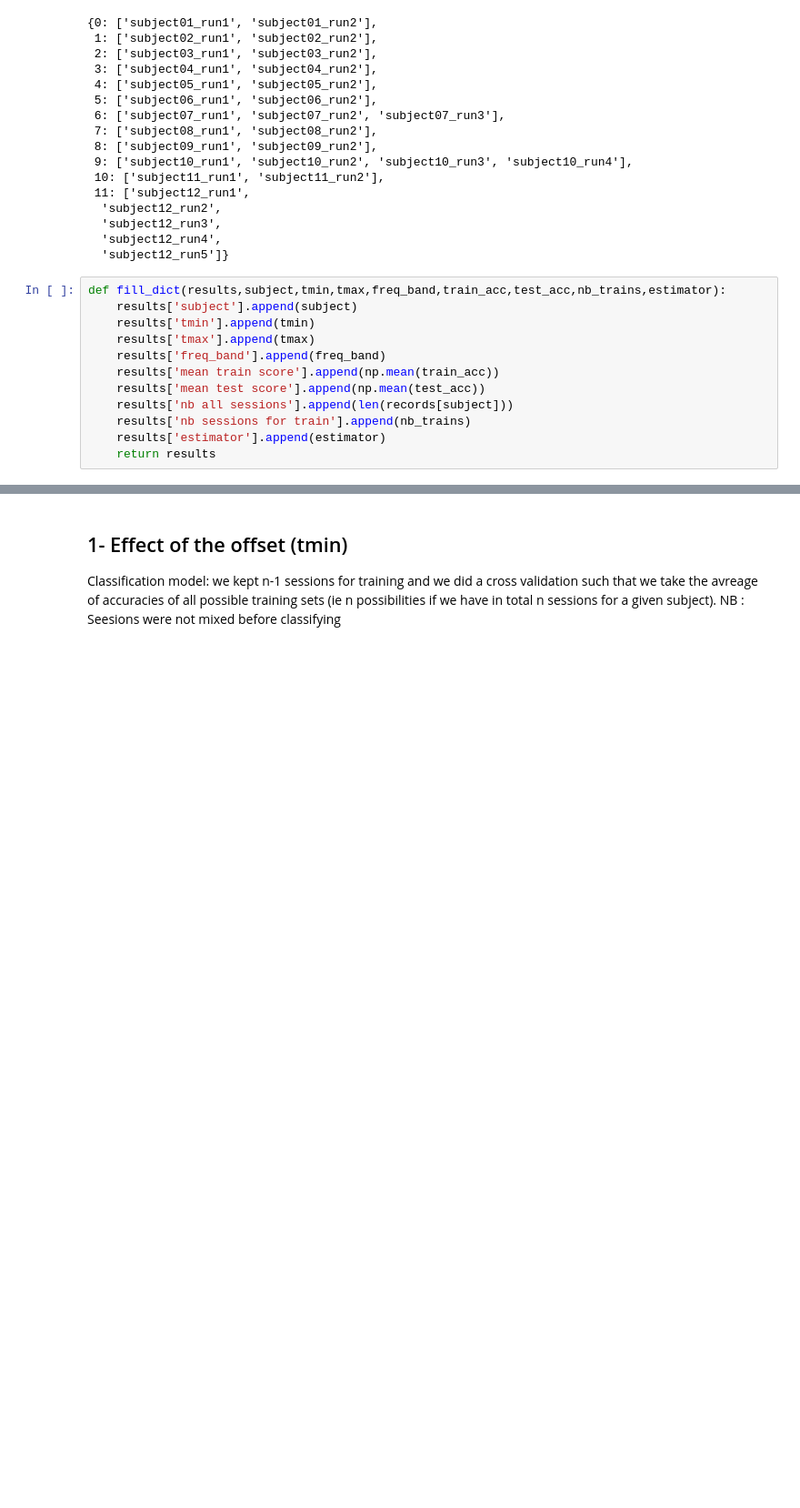
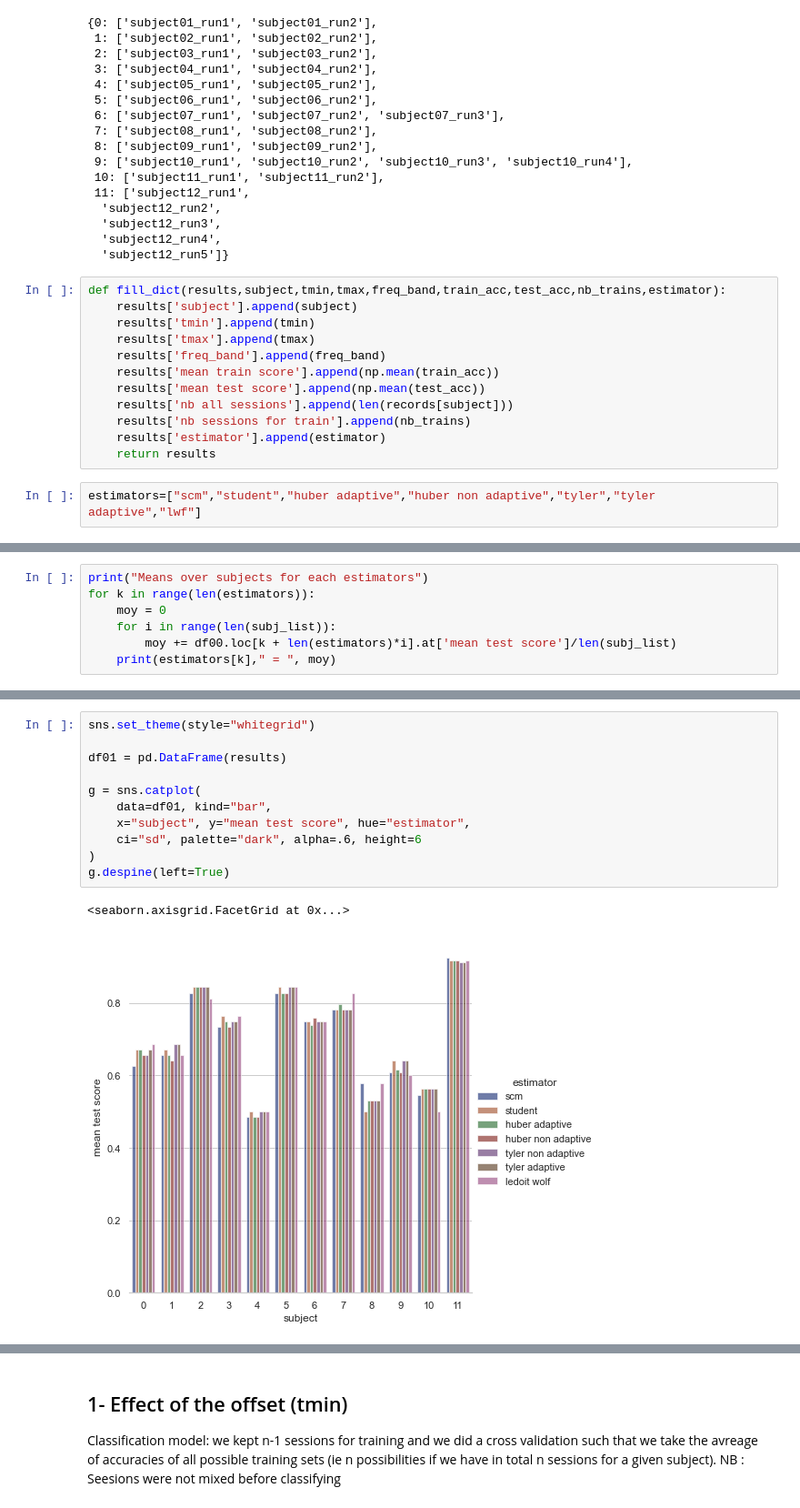
Before and after one commit to IA3005/EEG-Robust-Classification, a Jupyter notebook: ssvepExo_newExperiments.ipynb, the cells around one changed output, grey strips where cells are left out. Shown at 91% size. Cells and saved outputs as stored; diff of their text form; blank space fills up the shorter version.

```diff
--- a/ssvepExo_newExperiments.ipynb
+++ b/ssvepExo_newExperiments.ipynb
@@ -46,3 +47,5 @@ def fill_dict(results,subject,tmin,tmax,freq_band,train_acc,test_acc,nb_trains,e
     results['nb sessions for train'].append(nb_trains)
     results['estimator'].append(estimator)
     return results
+# %%
+estimators=["scm","student","huber adaptive","huber non adaptive","tyler","tyler adaptive","lwf"]
@@ -48,0 +190,7 @@ def fill_dict(results,subject,tmin,tmax,freq_band,train_acc,test_acc,nb_trains,e
+# %%
+print("Means over subjects for each estimators")
+for k in range(len(estimators)):
+    moy = 0
+    for i in range(len(subj_list)):
+        moy += df00.loc[k + len(estimators)*i].at['mean test score']/len(subj_list)
+    print(estimators[k]," = ", moy)
@@ -48,0 +350,14 @@ def fill_dict(results,subject,tmin,tmax,freq_band,train_acc,test_acc,nb_trains,e
+# %%
+sns.set_theme(style="whitegrid")
+
+df01 = pd.DataFrame(results)
+
+g = sns.catplot(
+    data=df01, kind="bar",
+    x="subject", y="mean test score", hue="estimator",
+    ci="sd", palette="dark", alpha=.6, height=6
+)
+g.despine(left=True)
+# %% [output]
+<seaborn.axisgrid.FacetGrid at 0x...>
+[figure, added]
```
Also changed, not shown: parts of 13 cells of this notebook, 7 other files.
